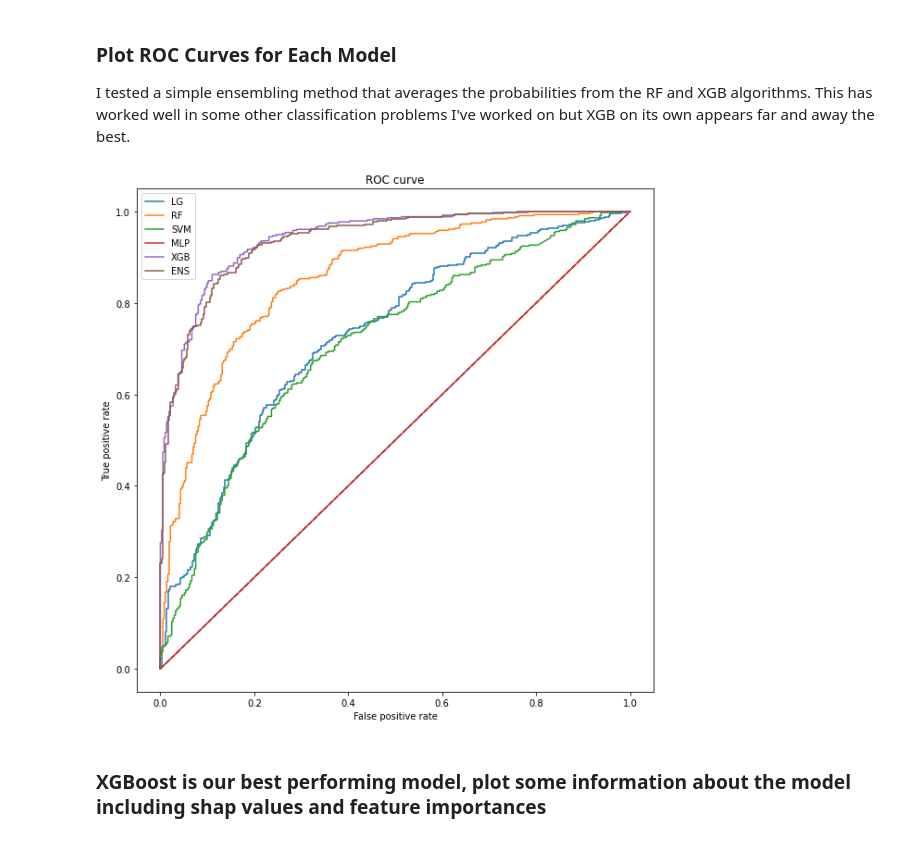
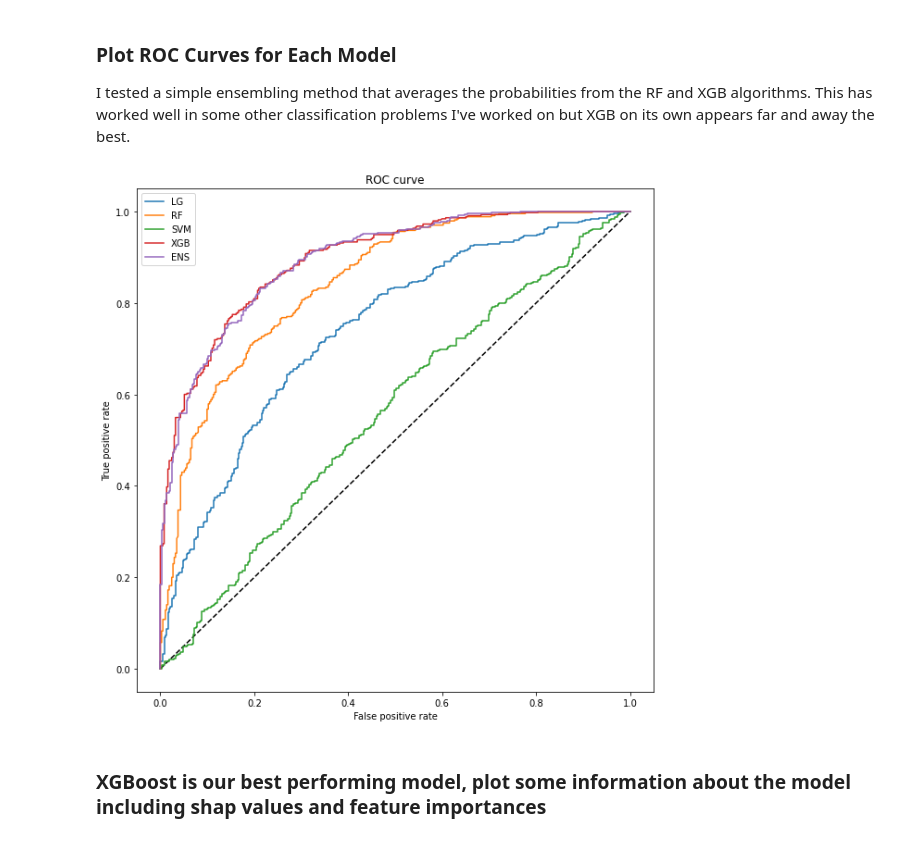
Before and after one commit to the-eric-bloomfield/football_model, a Jupyter notebook: football_model.ipynb, the cells around one changed output. Drawn from its saved outputs; the diff is of its cells as text; code cells hidden in the pictures.

```diff
--- a/football_model.ipynb
+++ b/football_model.ipynb
@@ -98,3 +127,23 @@ scores
 | 1022 | 2020 | 4 | Texans | Vikings | 23 | 31 | False | 16 | 383 | 546 | ... |
 | 1023 | 2020 | 5 | Seahawks | Vikings | 27 | 26 | True | 16 | 388 | 563 | ... |
 1024 rows × 131 columns
+# %%
+scores['Win'] = scores['Win'].astype('bool')
+streaks = find_streaks(scores)
+scores = scores.merge(streaks, left_on=['Year', 'Week', 'Home'], right_on=['Year', 'Week', 'Team'])
+scores = scores.drop(columns=['Team'])
+scores = scores.rename(columns={'Streak':'Streak_Home'})
+scores = scores.merge(streaks, left_on=['Year', 'Week', 'Away'], right_on=['Year', 'Week', 'Team'])
+scores = scores.drop(columns=['Team'])
+scores = scores.rename(columns={'Streak':'Streak_Away'})
+
+year_weights_dict = {
+    0:{'Year':2017, 'Weight':.1},
+    1:{'Year':2018,'Weight':.2},
+    2:{'Year':2019,'Weight':.3},
+    3:{'Year':2020,'Weight':.4}
+    }
+
+scores = scores.merge(pd.DataFrame.from_dict(year_weights_dict).T, on='Year', how='left')
+
+scores
@@ -133,6 +204,7 @@ full = full.fillna(0)
 
 features = list(full.columns)
 features.remove('Away')
+features.remove('Weight')
 features.remove('Home')
 features.remove('Score_Home')
 features.remove('Score_Away')
@@ -152,12 +224,12 @@ xtest = full_test.drop(columns=['Win'])
 RF = RandomForestClassifier(random_state = 0, max_depth=4, n_jobs=4, n_estimators=10)
 SVM = SVC(random_state=0, max_iter=20, probability=True)
 DT = DecisionTreeClassifier(random_state=0, max_depth=6)
-MLP = MLPClassifier(random_state=0, alpha=.001, max_iter = 10, early_stopping=True)
 XGB = XGBClassifier(random_state = 0, max_depth=4, n_jobs=4, n_estimators=10)
 LG = LogisticRegression(random_state=0, n_jobs=4, max_iter=10, solver='lbfgs')
 
-models = [RF, SVM, DT, MLP, XGB, LG]
+models = [RF, SVM, DT, XGB, LG]
 
 for x in models:
-    x.fit(xtrain[features], ytrain)
+    print(x)
+    x.fit(xtrain[features], ytrain, sample_weight=xtrain['Weight'])
 # %% [output]
@@ -181,30 +256,28 @@ I tested a simple ensembling method that averages the probabilities from the RF
 # %%
 
 
 fpr_log, tpr_log, thresholds_log = metrics.roc_curve(ytrain, LG.predict_proba(xtrain[features])[:,1], drop_intermediate=True)
 fpr_rf, tpr_rf, thresholds_rf = metrics.roc_curve(ytrain, RF.predict_proba(xtrain[features])[:,1], drop_intermediate=True)
 fpr_svm, tpr_svm, thresholds_svm = metrics.roc_curve(ytrain, SVM.predict_proba(xtrain[features])[:,1], drop_intermediate=True)
 fpr_dt, tpr_dt, thresholds_dt = metrics.roc_curve(ytrain, DT.predict_proba(xtrain[features])[:,1], drop_intermediate=True)
-fpr_mlp, tpr_mlp, thresholds_mlp = metrics.roc_curve(ytrain, MLP.predict_proba(xtrain[features])[:,1], drop_intermediate=True)
 fpr_xgb, tpr_xgb, thresholds_xgb = metrics.roc_curve(ytrain, XGB.predict_proba(xtrain[features])[:,1], drop_intermediate=True)
 fpr_ens, tpr_ens, thresholds_ens = metrics.roc_curve(ytrain, XGB.predict_proba(xtrain[features])[:,1]*.8+RF.predict_proba(xtrain[features])[:,1]*.2, drop_intermediate=True)
 
 plt.figure(figsize=(10,10))
 plt.plot([0,1], [0,1], 'k--')
 plt.plot(fpr_log, tpr_log, label = 'LG')
 plt.plot(fpr_rf, tpr_rf, label = 'RF')
 plt.plot(fpr_svm, tpr_svm, label = 'SVM')
 #plt.plot(fpr_dt, tpr_dt, label = 'DT')
-plt.plot(fpr_mlp, tpr_mlp, label = 'MLP')
 plt.plot(fpr_xgb, tpr_xgb, label = 'XGB')
 plt.plot(fpr_ens, tpr_ens, label = 'ENS')
 plt.xlabel('False positive rate')
 plt.ylabel('True positive rate')
 plt.legend()
 plt.title('ROC curve')
 plt.show()
 # %% [output]
-[figure, old version]
+[figure, new version]
 # %% [markdown]
 ### XGBoost is our best performing model, plot some information about the model including shap values and feature importances
 # %%
```
Also changed, not shown: parts of 62 cells of this notebook, 11 other files.
